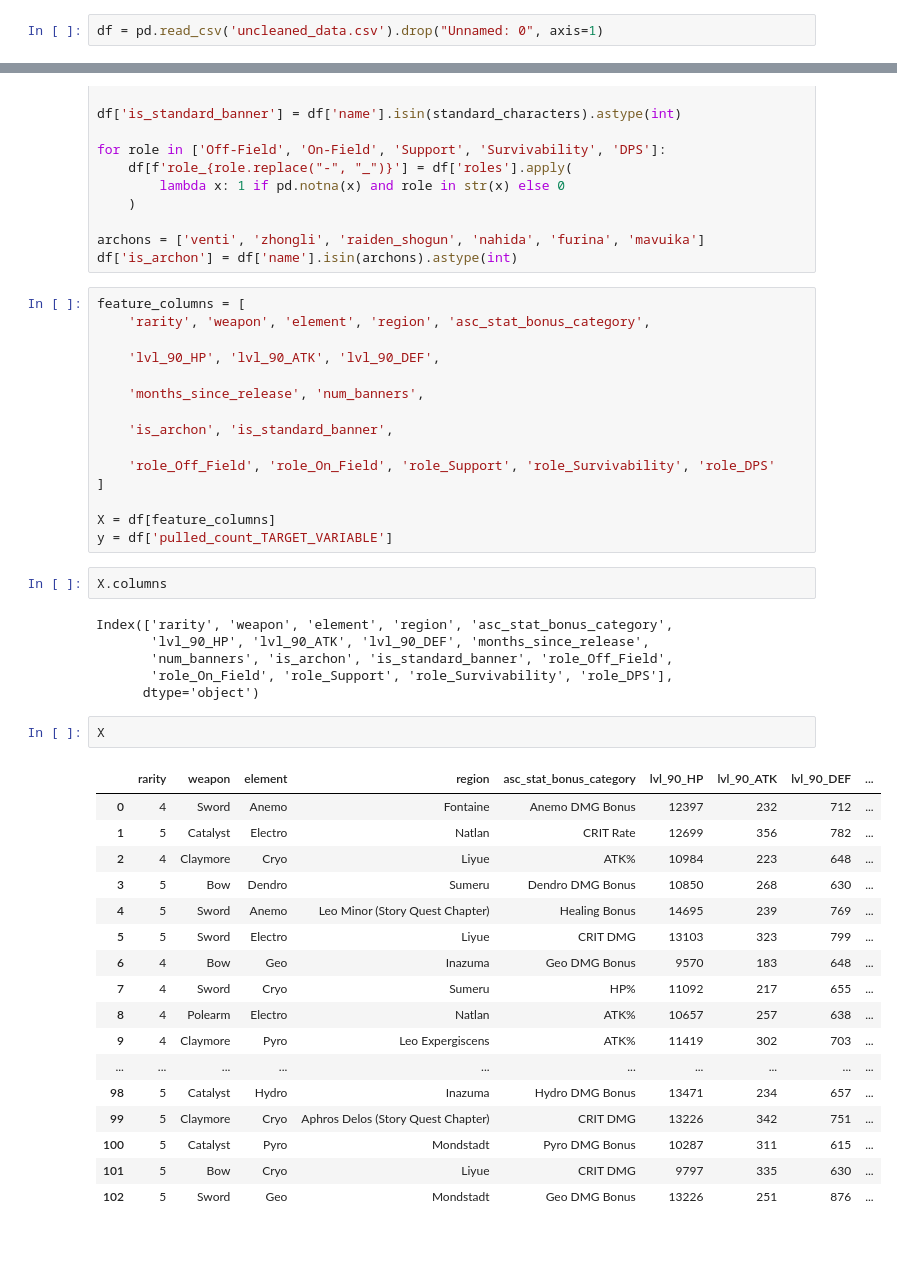
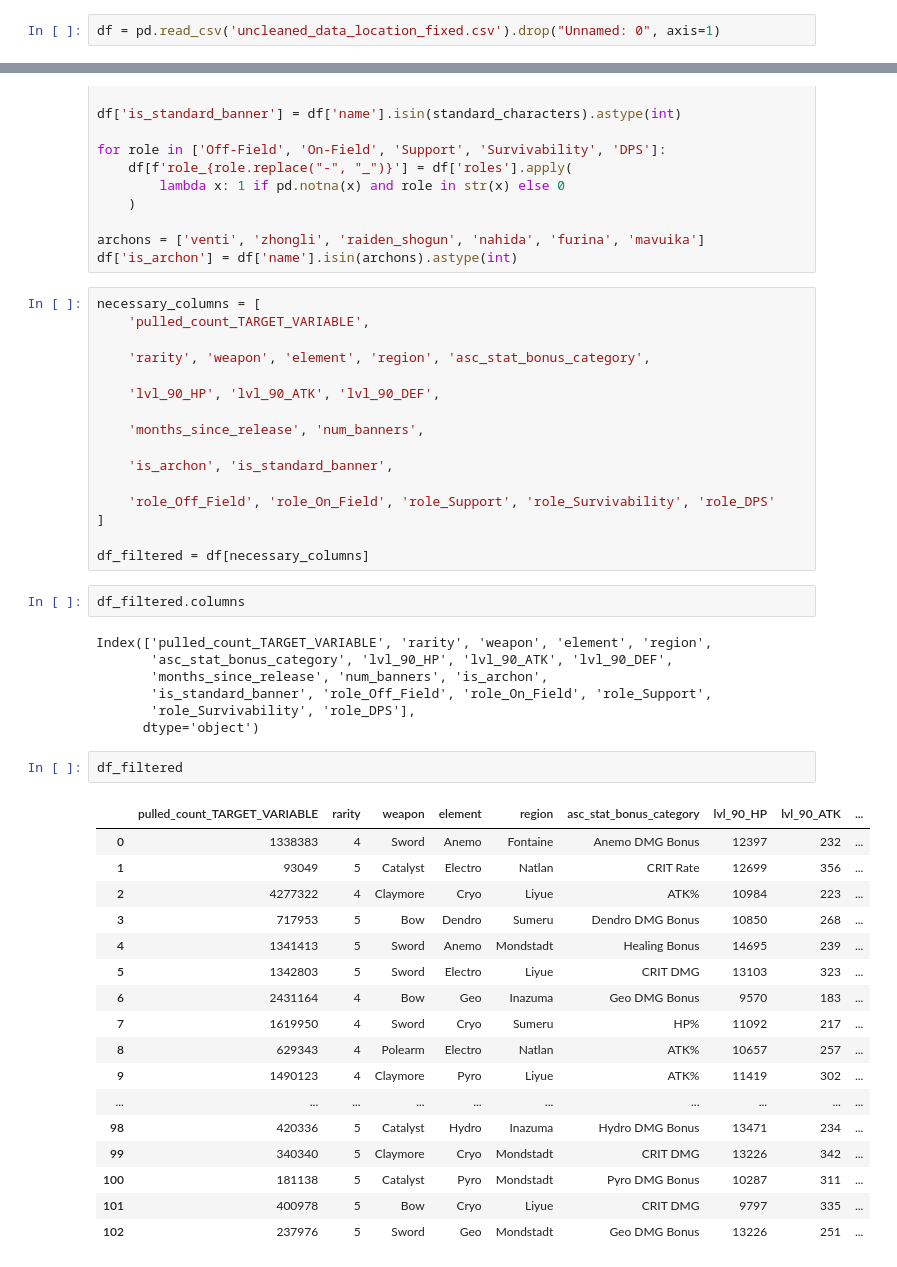
Before and after one commit to Bishesh-Khanal/genshin-characters-analysis, a Jupyter notebook: from-scratch/data-cleaning.ipynb, the cells around one changed output, grey strips where cells are left out. Saved outputs shown, nothing was run; the diff lists cells and outputs as text.

Commit message:
Manually fixed the regions of some characters

```diff
--- a/from-scratch/data-cleaning.ipynb
+++ b/from-scratch/data-cleaning.ipynb
@@ -3,4 +3,4 @@ import pandas as pd
 import time
 import datetime as datetime
 # %%
-df = pd.read_csv('uncleaned_data.csv').drop("Unnamed: 0", axis=1)
+df = pd.read_csv('uncleaned_data_location_fixed.csv').drop("Unnamed: 0", axis=1)
@@ -65,7 +65,9 @@ for role in ['Off-Field', 'On-Field', 'Support', 'Survivability', 'DPS']:
 archons = ['venti', 'zhongli', 'raiden_shogun', 'nahida', 'furina', 'mavuika']
 df['is_archon'] = df['name'].isin(archons).astype(int)
 # %%
-feature_columns = [
+necessary_columns = [
+    'pulled_count_TARGET_VARIABLE',
+
     'rarity', 'weapon', 'element', 'region', 'asc_stat_bonus_category',
 
     'lvl_90_HP', 'lvl_90_ATK', 'lvl_90_DEF',
@@ -77,33 +79,33 @@ feature_columns = [
     'role_Off_Field', 'role_On_Field', 'role_Support', 'role_Survivability', 'role_DPS'
 ]
 
-X = df[feature_columns]
-y = df['pulled_count_TARGET_VARIABLE']
+df_filtered = df[necessary_columns]
 # %%
-X.columns
+df_filtered.columns
 # %% [output]
-Index(['rarity', 'weapon', 'element', 'region', 'asc_stat_bonus_category',
-       'lvl_90_HP', 'lvl_90_ATK', 'lvl_90_DEF', 'months_since_release',
-       'num_banners', 'is_archon', 'is_standard_banner', 'role_Off_Field',
-       'role_On_Field', 'role_Support', 'role_Survivability', 'role_DPS'],
+Index(['pulled_count_TARGET_VARIABLE', 'rarity', 'weapon', 'element', 'region',
+       'asc_stat_bonus_category', 'lvl_90_HP', 'lvl_90_ATK', 'lvl_90_DEF',
+       'months_since_release', 'num_banners', 'is_archon',
+       'is_standard_banner', 'role_Off_Field', 'role_On_Field', 'role_Support',
+       'role_Survivability', 'role_DPS'],
       dtype='object')
 # %%
-X
+df_filtered
 # %% [output]
-|  | rarity | weapon | element | region | asc_stat_bonus_category | lvl_90_HP | lvl_90_ATK | lvl_90_DEF | ... |
-| 0 | 4 | Sword | Anemo | Fontaine | Anemo DMG Bonus | 12397 | 232 | 712 | ... |
-| 1 | 5 | Catalyst | Electro | Natlan | CRIT Rate | 12699 | 356 | 782 | ... |
-| 2 | 4 | Claymore | Cryo | Liyue | ATK% | 10984 | 223 | 648 | ... |
-| 3 | 5 | Bow | Dendro | Sumeru | Dendro DMG Bonus | 10850 | 268 | 630 | ... |
-| 4 | 5 | Sword | Anemo | Leo Minor (Story Quest Chapter) | Healing Bonus | 14695 | 239 | 769 | ... |
-| 5 | 5 | Sword | Electro | Liyue | CRIT DMG | 13103 | 323 | 799 | ... |
-| 6 | 4 | Bow | Geo | Inazuma | Geo DMG Bonus | 9570 | 183 | 648 | ... |
-| 7 | 4 | Sword | Cryo | Sumeru | HP% | 11092 | 217 | 655 | ... |
-| 8 | 4 | Polearm | Electro | Natlan | ATK% | 10657 | 257 | 638 | ... |
-| 9 | 4 | Claymore | Pyro | Leo Expergiscens | ATK% | 11419 | 302 | 703 | ... |
+|  | pulled_count_TARGET_VARIABLE | rarity | weapon | element | region | asc_stat_bonus_category | lvl_90_HP | lvl_90_ATK | ... |
+| 0 | 1338383 | 4 | Sword | Anemo | Fontaine | Anemo DMG Bonus | 12397 | 232 | ... |
+| 1 | 93049 | 5 | Catalyst | Electro | Natlan | CRIT Rate | 12699 | 356 | ... |
+| 2 | 4277322 | 4 | Claymore | Cryo | Liyue | ATK% | 10984 | 223 | ... |
+| 3 | 717953 | 5 | Bow | Dendro | Sumeru | Dendro DMG Bonus | 10850 | 268 | ... |
+| 4 | 1341413 | 5 | Sword | Anemo | Mondstadt | Healing Bonus | 14695 | 239 | ... |
+| 5 | 1342803 | 5 | Sword | Electro | Liyue | CRIT DMG | 13103 | 323 | ... |
+| 6 | 2431164 | 4 | Bow | Geo | Inazuma | Geo DMG Bonus | 9570 | 183 | ... |
+| 7 | 1619950 | 4 | Sword | Cryo | Sumeru | HP% | 11092 | 217 | ... |
+| 8 | 629343 | 4 | Polearm | Electro | Natlan | ATK% | 10657 | 257 | ... |
+| 9 | 1490123 | 4 | Claymore | Pyro | Liyue | ATK% | 11419 | 302 | ... |
 | ... | ... | ... | ... | ... | ... | ... | ... | ... | ... |
-| 98 | 5 | Catalyst | Hydro | Inazuma | Hydro DMG Bonus | 13471 | 234 | 657 | ... |
-| 99 | 5 | Claymore | Cryo | Aphros Delos (Story Quest Chapter) | CRIT DMG | 13226 | 342 | 751 | ... |
-| 100 | 5 | Catalyst | Pyro | Mondstadt | Pyro DMG Bonus | 10287 | 311 | 615 | ... |
-| 101 | 5 | Bow | Cryo | Liyue | CRIT DMG | 9797 | 335 | 630 | ... |
-| 102 | 5 | Sword | Geo | Mondstadt | Geo DMG Bonus | 13226 | 251 | 876 | ... |
+| 98 | 420336 | 5 | Catalyst | Hydro | Inazuma | Hydro DMG Bonus | 13471 | 234 | ... |
+| 99 | 340340 | 5 | Claymore | Cryo | Mondstadt | CRIT DMG | 13226 | 342 | ... |
+| 100 | 181138 | 5 | Catalyst | Pyro | Mondstadt | Pyro DMG Bonus | 10287 | 311 | ... |
+| 101 | 400978 | 5 | Bow | Cryo | Liyue | CRIT DMG | 9797 | 335 | ... |
+| 102 | 237976 | 5 | Sword | Geo | Mondstadt | Geo DMG Bonus | 13226 | 251 | ... |
```
Also changed, not shown: parts of 3 cells of this notebook.
